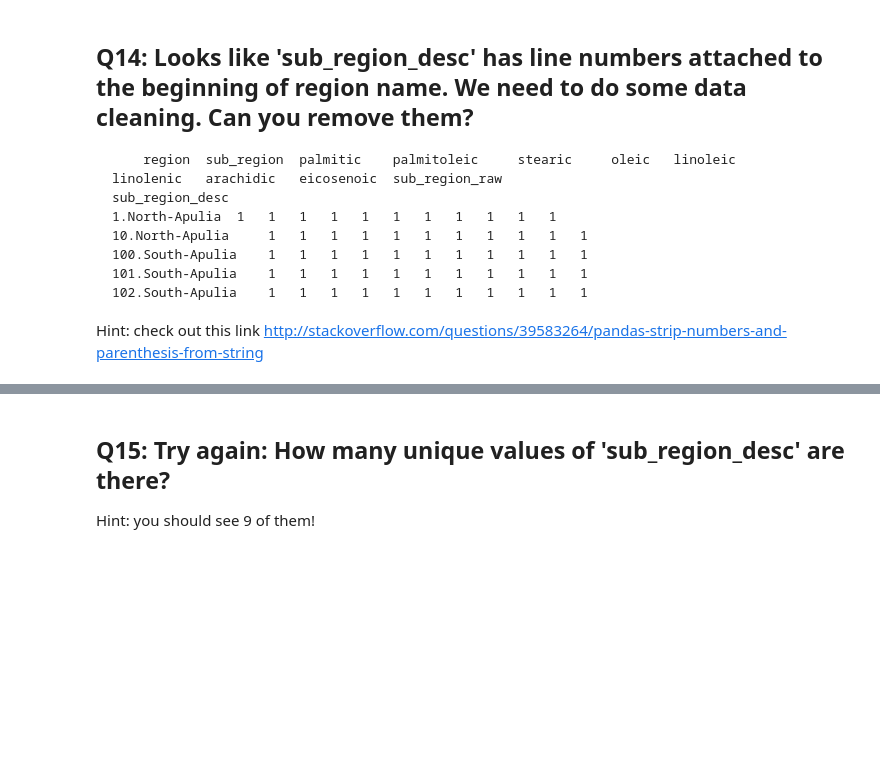
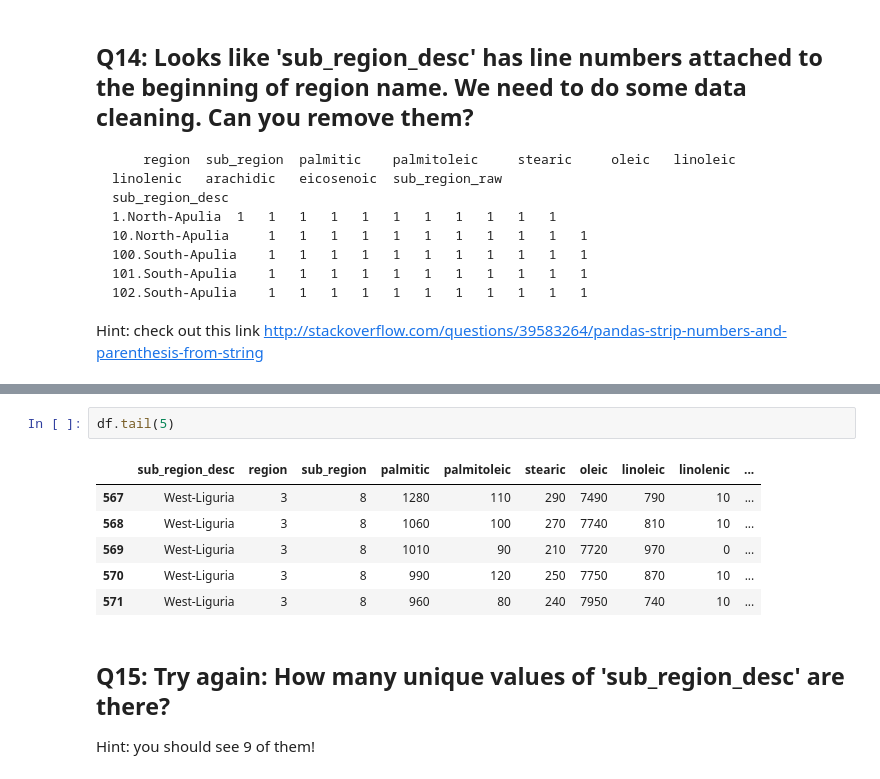
Before and after one commit to frieds/dsp, a Jupyter notebook: python/pandas/3_pandas_olive_answers_daniel.ipynb, the cells around one changed output, grey strips where cells are left out. Drawn from its saved outputs; the diff is of its cells as text; blank space fills up the shorter version.

```diff
--- a/python/pandas/3_pandas_olive_answers_daniel.ipynb
+++ b/python/pandas/3_pandas_olive_answers_daniel.ipynb
@@ -168,3 +173,12 @@ http://stackoverflow.com/questions/39583264/pandas-strip-numbers-and-parenthesis
+# %%
+df.tail(5)
+# %% [output]
+|  | sub_region_desc | region | sub_region | palmitic | palmitoleic | stearic | oleic | linoleic | linolenic | ... |
+| 567 | West-Liguria | 3 | 8 | 1280 | 110 | 290 | 7490 | 790 | 10 | ... |
+| 568 | West-Liguria | 3 | 8 | 1060 | 100 | 270 | 7740 | 810 | 10 | ... |
+| 569 | West-Liguria | 3 | 8 | 1010 | 90 | 210 | 7720 | 970 | 0 | ... |
+| 570 | West-Liguria | 3 | 8 | 990 | 120 | 250 | 7750 | 870 | 10 | ... |
+| 571 | West-Liguria | 3 | 8 | 960 | 80 | 240 | 7950 | 740 | 10 | ... |
 # %% [markdown]
 ## Q15:  Try again:  How many unique values of 'sub_region_desc' are there?
 Hint:  you should see 9 of them!
```
Also changed, not shown: parts of 10 cells of this notebook.
